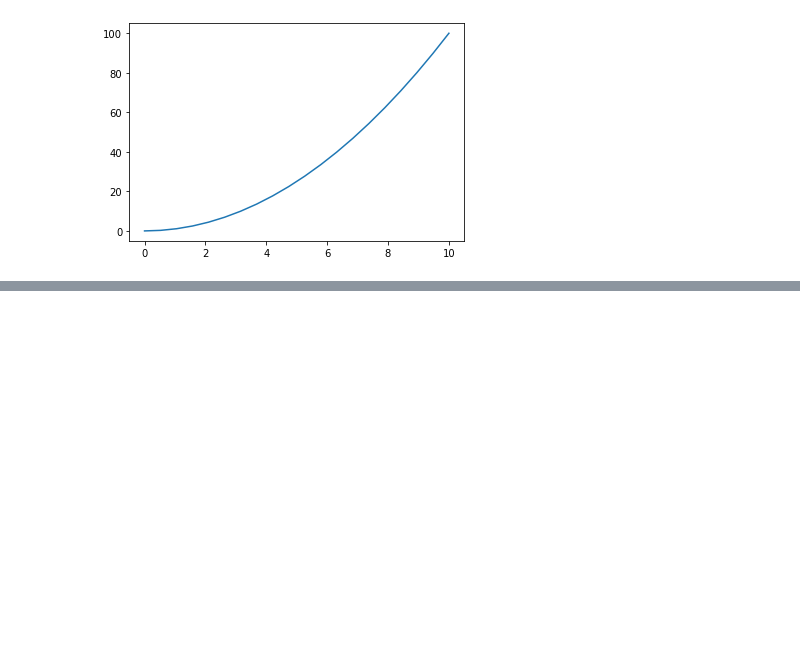
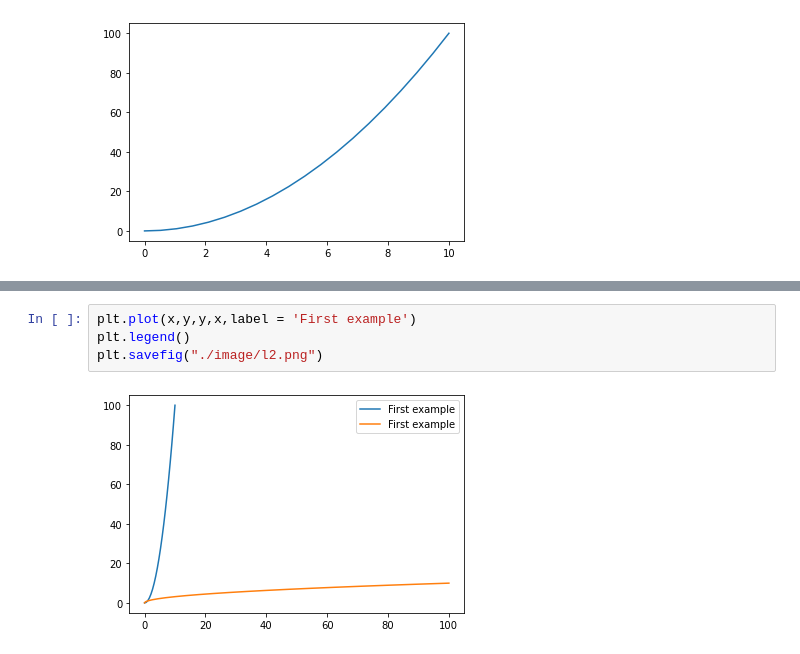
Before and after one commit to Python-Project-code/4-Matplotlib, a Jupyter notebook: Legends.ipynb, the cells around one changed output, grey strips where cells are left out. Cells and saved outputs as stored; diff of their text form; blank space fills up the shorter version.

Commit message:
Add legend

```diff
--- a/Legends.ipynb
+++ b/Legends.ipynb
@@ -19 +19,7 @@ plt.legend()
 [figure]
+# %%
+plt.plot(x,y,y,x,label = 'First example')
+plt.legend()
+plt.savefig("./image/l2.png")
+# %% [output]
+[figure, added]
```
Also changed, not shown: parts of 3 cells of this notebook, 5 other files.
